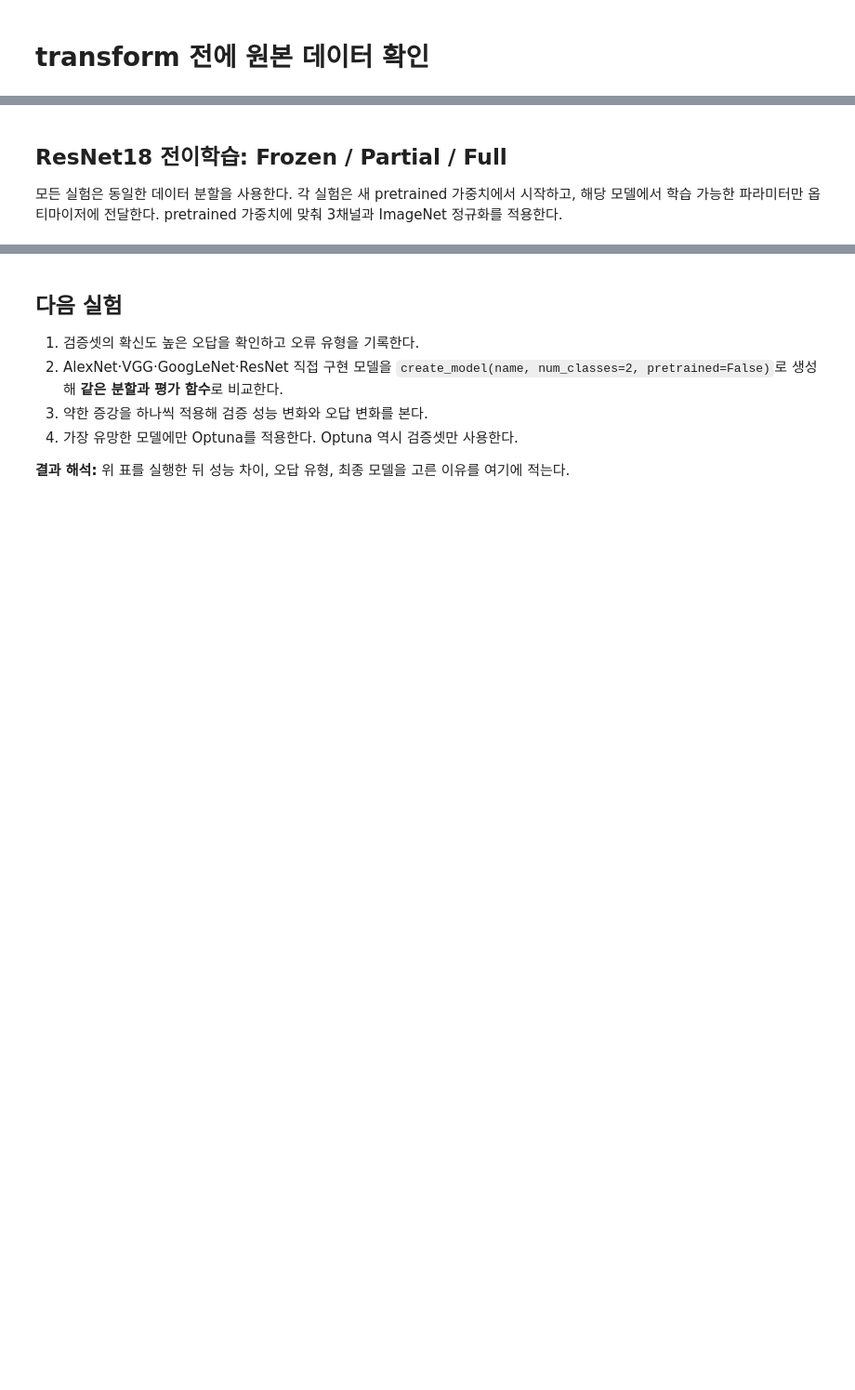
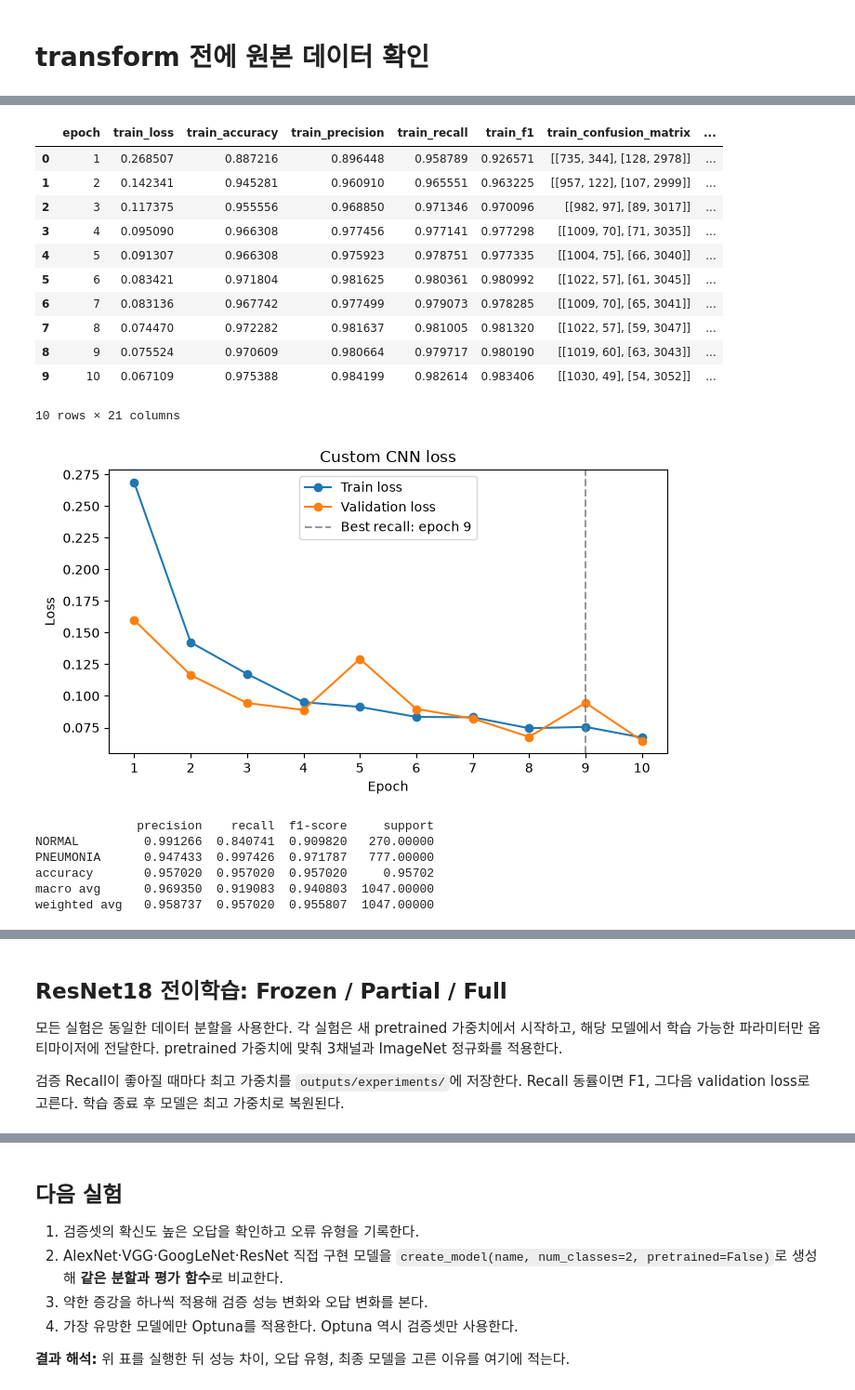
Before and after one commit to def-uk/chest-xray-pneumonia-classification, a Jupyter notebook: notebooks/exploration.ipynb, the cells around one changed output, grey strips where cells are left out. Shown at 93% size. Cells and saved outputs as stored; diff of their text form; code cells hidden in the pictures; blank space fills up the shorter version.

Commit message:
feat: add patient-level split and reusable training experiments

```diff
--- a/notebooks/exploration.ipynb
+++ b/notebooks/exploration.ipynb
@@ -48,8 +68,8 @@ test_dir = os.path.join(path, "chest_xray", "test")
 # %%
 train_dataset = datasets.ImageFolder(train_dir)
 # %%
-path, label = train_dataset.samples[0]
+image_path, label = train_dataset.samples[0]
 
-with Image.open(path) as img:
-    print(path)
+with Image.open(image_path) as img:
+    print(image_path)
     print(img.size)  # (가로 픽셀, 세로 픽셀)
@@ -56,7 +79,7 @@ with Image.open(path) as img:
 # %%
 sizes = Counter()
-for path, _ in train_dataset.samples:
-    with Image.open(path) as img:
+for image_path, _ in train_dataset.samples:
+    with Image.open(image_path) as img:
         sizes[img.size] += 1
 
 train_data_size_table = pd.DataFrame(
@@ -139,9 +176,10 @@ device = torch.device('cuda' if torch.cuda.is_available() else 'mps' if torch.ba
 print('device:', device)
 
 # scratch 모델용 전처리
-scratch_data = make_loaders(path, batch_size=BATCH_SIZE, seed=SEED, augment=False, pretrained=False)
+scratch_data = make_loaders(dataset_root, batch_size=BATCH_SIZE, seed=SEED, augment=False, pretrained=False)
 class_names = scratch_data['classes']
 print('classes:', class_names, 'sizes:', scratch_data['sizes'])
+print('split:', scratch_data['split'])
 # 다수 클래스로만 예측했을 때의 기준 정확도
 raw_train = datasets.ImageFolder(train_dir)
 raw_val = datasets.ImageFolder(val_dir)
@@ -164,0 +276,10 @@ print('confusion matrix:\n', scratch_val['confusion_matrix'])
+# %%
+torch.manual_seed(SEED)
+criterion = nn.CrossEntropyLoss()
+scratch_model, scratch_history, scratch_reused = load_or_train(
+    'custom_cnn', num_classes=len(class_names), pretrained=False, mode='full',
+    train_loader=scratch_data['train'], val_loader=scratch_data['val'],
+    criterion=criterion, device=device, epochs=EPOCHS, lr=1e-3, seed=SEED,
+    output_dir=PROJECT_ROOT / 'outputs' / 'experiments',
+)
+print('기존 실험 재사용:', scratch_reused)
@@ -164,0 +300,28 @@ print('confusion matrix:\n', scratch_val['confusion_matrix'])
+# %%
+display(pd.DataFrame(scratch_history))
+plot_loss_history(scratch_history, 'Custom CNN loss')
+plt.show()
+scratch_val = evaluate(scratch_model, scratch_data['val'], criterion, device, class_names)
+print(pd.DataFrame(scratch_val['report']).T)
+plot_confusion_matrix(scratch_val['confusion_matrix'], class_names, 'Custom CNN validation')
+plt.show()
+# %% [output]
+|  | epoch | train_loss | train_accuracy | train_precision | train_recall | train_f1 | train_confusion_matrix | ... |
+| 0 | 1 | 0.268507 | 0.887216 | 0.896448 | 0.958789 | 0.926571 | [[735, 344], [128, 2978]] | ... |
+| 1 | 2 | 0.142341 | 0.945281 | 0.960910 | 0.965551 | 0.963225 | [[957, 122], [107, 2999]] | ... |
+| 2 | 3 | 0.117375 | 0.955556 | 0.968850 | 0.971346 | 0.970096 | [[982, 97], [89, 3017]] | ... |
+| 3 | 4 | 0.095090 | 0.966308 | 0.977456 | 0.977141 | 0.977298 | [[1009, 70], [71, 3035]] | ... |
+| 4 | 5 | 0.091307 | 0.966308 | 0.975923 | 0.978751 | 0.977335 | [[1004, 75], [66, 3040]] | ... |
+| 5 | 6 | 0.083421 | 0.971804 | 0.981625 | 0.980361 | 0.980992 | [[1022, 57], [61, 3045]] | ... |
+| 6 | 7 | 0.083136 | 0.967742 | 0.977499 | 0.979073 | 0.978285 | [[1009, 70], [65, 3041]] | ... |
+| 7 | 8 | 0.074470 | 0.972282 | 0.981637 | 0.981005 | 0.981320 | [[1022, 57], [59, 3047]] | ... |
+| 8 | 9 | 0.075524 | 0.970609 | 0.980664 | 0.979717 | 0.980190 | [[1019, 60], [63, 3043]] | ... |
+| 9 | 10 | 0.067109 | 0.975388 | 0.984199 | 0.982614 | 0.983406 | [[1030, 49], [54, 3052]] | ... |
+10 rows × 21 columns
+[figure, added]
+              precision    recall  f1-score     support
+NORMAL         0.991266  0.840741  0.909820   270.00000
+PNEUMONIA      0.947433  0.997426  0.971787   777.00000
+accuracy       0.957020  0.957020  0.957020     0.95702
+macro avg      0.969350  0.919083  0.940803  1047.00000
+weighted avg   0.958737  0.957020  0.955807  1047.00000
@@ -166,4 +330,6 @@ print('confusion matrix:\n', scratch_val['confusion_matrix'])
 ## ResNet18 전이학습: Frozen / Partial / Full
 
 모든 실험은 동일한 데이터 분할을 사용한다. 각 실험은 새 pretrained 가중치에서 시작하고, 해당 모델에서 학습 가능한 파라미터만 옵티마이저에 전달한다. pretrained 가중치에 맞춰 3채널과 ImageNet 정규화를 적용한다.
+
+검증 Recall이 좋아질 때마다 최고 가중치를 `outputs/experiments/`에 저장한다. Recall 동률이면 F1, 그다음 validation loss로 고른다. 학습 종료 후 모델은 최고 가중치로 복원된다.
 # %%
```
Also changed, not shown: parts of 23 cells of this notebook, 7 other files.
